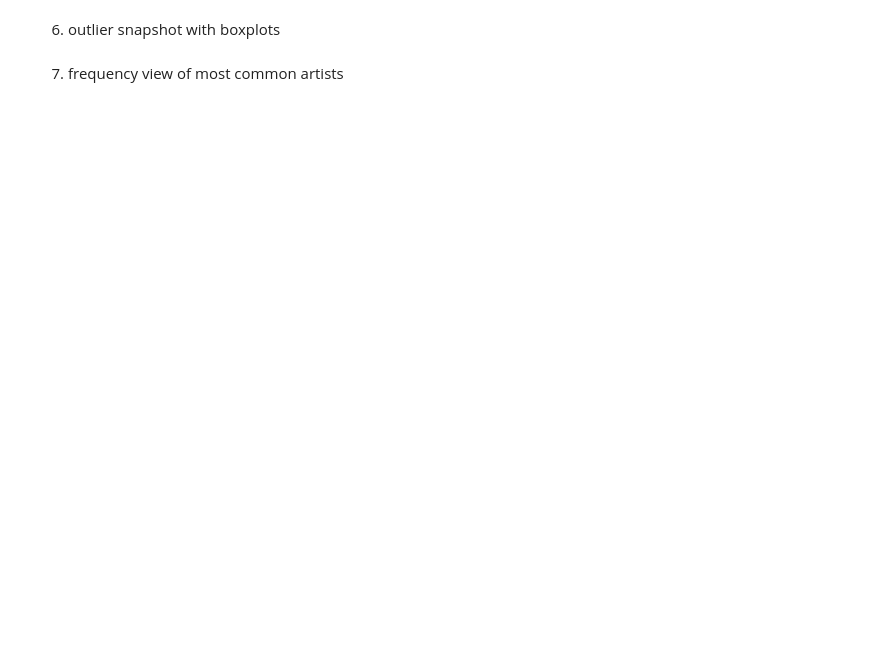
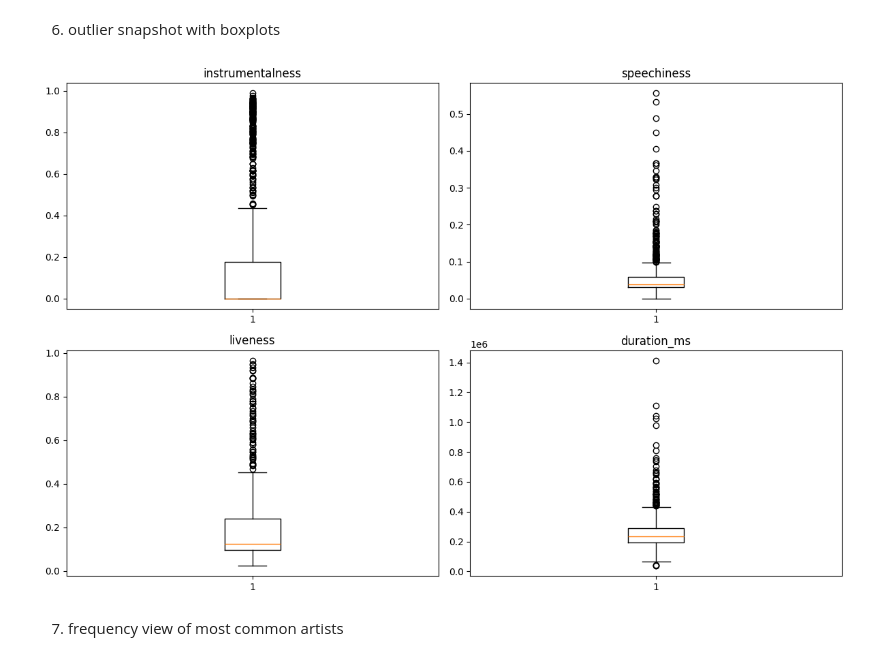
Before and after one commit to Speeb04/JSC270-Final-Project, a Jupyter notebook: eda_notebook.ipynb, the cells around one changed output. Drawn from its saved outputs; the diff is of its cells as text; code cells hidden in the pictures; blank space fills up the shorter version.

```diff
--- a/eda_notebook.ipynb
+++ b/eda_notebook.ipynb
@@ -118,17 +254,42 @@ plt.show()
 # %% [markdown]
 6) outlier snapshot with boxplots
 # %%
-box_cols = ['popularity', 'duration_ms', 'tempo', 'loudness']
+iqr_rows = []
+for col in numeric_cols:
+    s = df[col].dropna()
+    q1 = s.quantile(0.25)
+    q3 = s.quantile(0.75)
+    iqr = q3 - q1
+    lower = q1 - 1.5 * iqr
+    upper = q3 + 1.5 * iqr
+    outlier_count = int(((s < lower) | (s > upper)).sum())
+    iqr_rows.append({
+        'feature': col,
+        'outlier_count': outlier_count,
+        'outlier_pct': round(outlier_count / len(s) * 100, 2)
+    })
+
+outlier_summary = pd.DataFrame(iqr_rows).sort_values('outlier_pct', ascending=False).reset_index(drop=True)
+outlier_summary
+
+outlier_plot_cols = outlier_summary[outlier_summary['outlier_pct'] > 0].head(4)['feature'].tolist()
+if not outlier_plot_cols:
+    outlier_plot_cols = outlier_summary.head(4)['feature'].tolist()
 
 fig, axes = plt.subplots(2, 2, figsize=(12, 8))
 axes = axes.flatten()
 
-for i, col in enumerate(box_cols):
+for i, col in enumerate(outlier_plot_cols):
     axes[i].boxplot(df[col].dropna(), vert=True)
     axes[i].set_title(col)
 
+for j in range(i + 1, len(axes)):
+    axes[j].set_visible(False)
+
 plt.tight_layout()
 plt.show()
+# %% [output]
+[figure, added]
 # %% [markdown]
 7) frequency view of most common artists
 # %%
```
Also changed, not shown: parts of 14 cells of this notebook, 1 other file.
